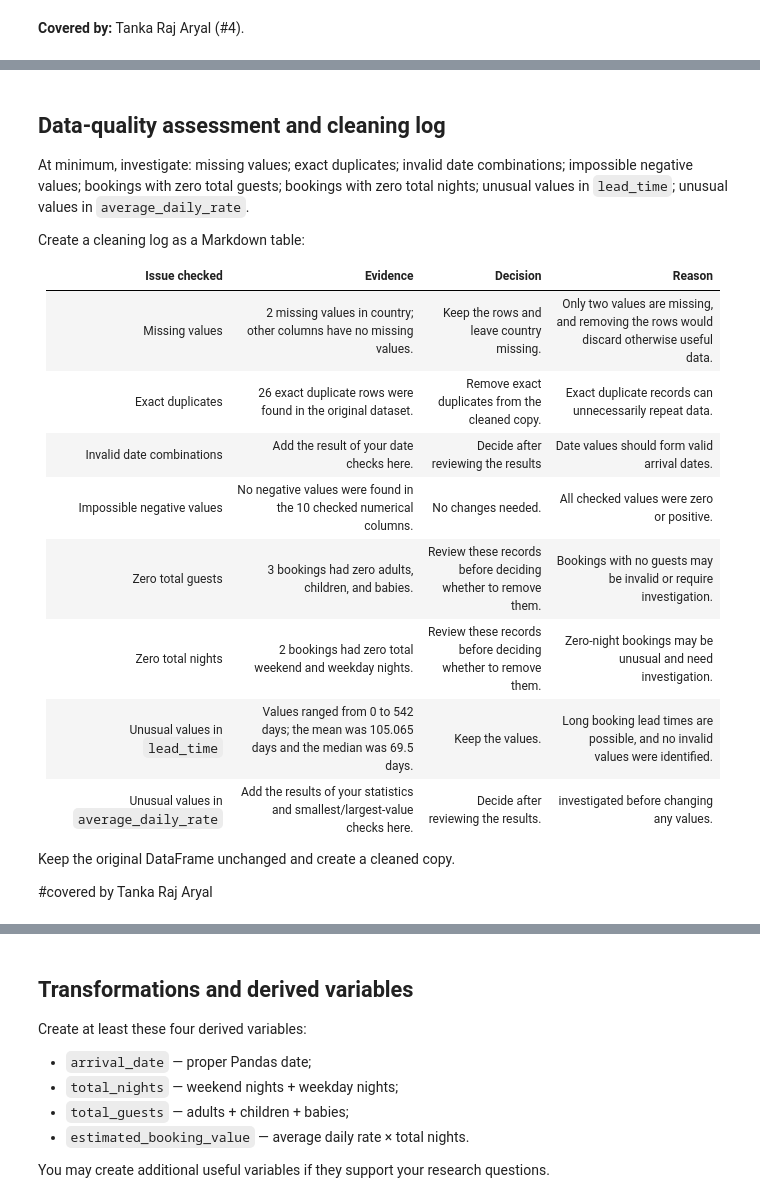
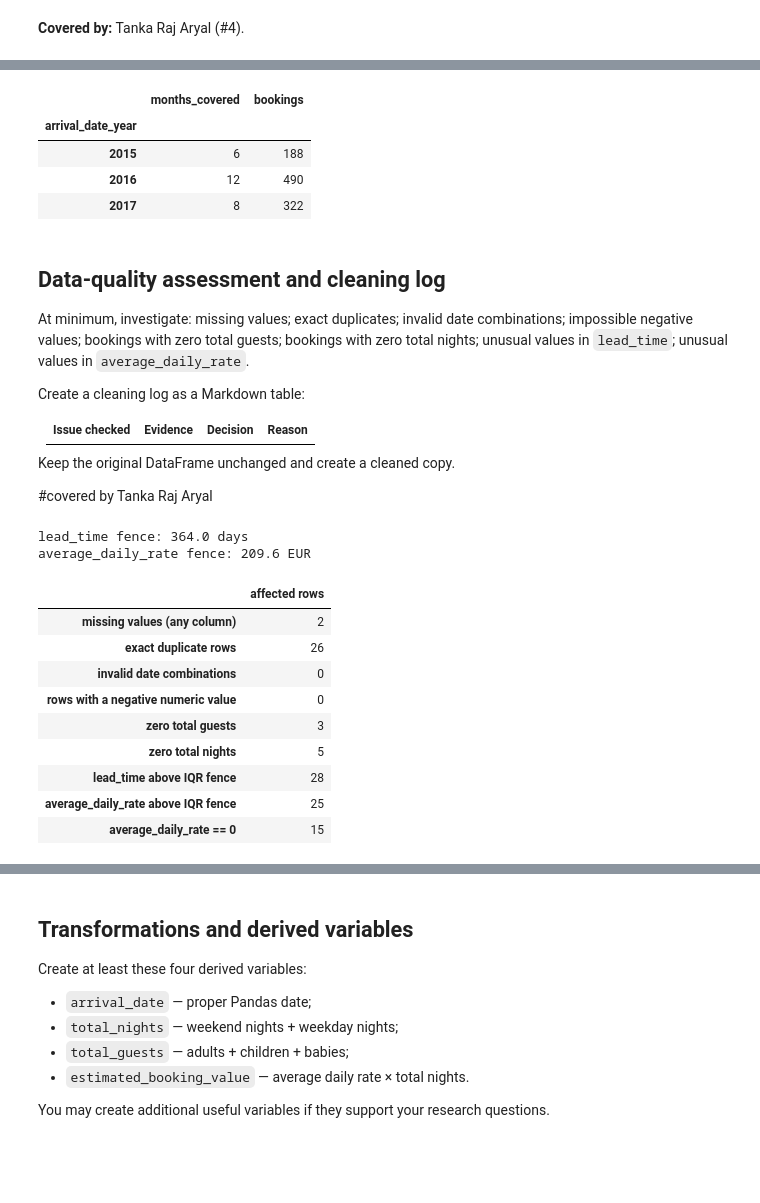
Before and after one commit to Acidburn07/hotel-booking-data-analysis, a Jupyter notebook: notebooks/work/tanka.ipynb, the cells around one changed output, grey strips where cells are left out. Saved outputs shown, nothing was run; the diff lists cells and outputs as text; code cells hidden in the pictures; blank space fills up the shorter version.

```diff
--- a/notebooks/work/tanka.ipynb
+++ b/notebooks/work/tanka.ipynb
@@ -234,3 +166,19 @@ Name: average_daily_rate, dtype: float64
+# %%
+# Which months does each year cover? (important for the time analysis later)
+year_coverage = (
+    hotel_raw.groupby("arrival_date_year")
+    .agg(
+        months_covered=("arrival_date_month", "nunique"),
+        bookings=("hotel", "count"),
+    )
+)
+year_coverage
+# %% [output]
+|  | months_covered | bookings |
+| arrival_date_year |  |  |
+| 2015 | 6 | 188 |
+| 2016 | 12 | 490 |
+| 2017 | 8 | 322 |
 # %% [markdown]
 ## Data-quality assessment and cleaning log
 
@@ -241,16 +189,52 @@ Create a cleaning log as a Markdown table:
 
 | Issue checked | Evidence | Decision | Reason |
 |---|---|---|---|
-|Missing values |2 missing values in country; other columns have no missing values. |Keep the rows and leave country missing. |Only two values are missing, and removing the rows would discard otherwise useful data. |
-|Exact duplicates   |26 exact duplicate rows were found in the original dataset.   |Remove exact duplicates from the cleaned copy.   |Exact duplicate records can unnecessarily repeat data.   |
-|Invalid date combinations   |Add the result of your date checks here.   |Decide after reviewing the results   |Date values should form valid arrival dates.   |
-|Impossible negative values   |No negative values were found in the 10 checked numerical columns.   |No changes needed.   |All checked values were zero or positive.   |
-|Zero total guests   |3 bookings had zero adults, children, and babies.   |Review these records before deciding whether to remove them.   |Bookings with no guests may be invalid or require investigation.   |
-|Zero total nights   |2 bookings had zero total weekend and weekday nights.   |Review these records before deciding whether to remove them.   |Zero-night bookings may be unusual and need investigation.   |
-|Unusual values in `lead_time`   |Values ranged from 0 to 542 days; the mean was 105.065 days and the median was 69.5 days.   |Keep the values.   |Long booking lead times are possible, and no invalid values were identified.   |
-|Unusual values in `average_daily_rate`   |Add the results of your statistics and smallest/largest-value checks here.   |Decide after reviewing the results.   |investigated before changing any values.   |
+
 
 
 Keep the original DataFrame unchanged and create a cleaned copy.
 
 #covered by Tanka Raj Aryal
+# %%
+# Helper columns used only for the checks
+check = hotel_raw.copy()
+check["nights_tmp"] = check["stays_in_weekend_nights"] + check["stays_in_week_nights"]
+check["guests_tmp"] = check["adults"] + check["children"] + check["babies"]
+check["date_tmp"] = pd.to_datetime(
+    check["arrival_date_year"].astype(str) + "-" + check["arrival_date_month"] + "-"
+    + check["arrival_date_day_of_month"].astype(str),
+    format="%Y-%B-%d", errors="coerce")
+
+def iqr_upper_fence(series):
+    """Return the 1.5*IQR upper fence used to flag unusually large values."""
+    q1, q3 = series.quantile([0.25, 0.75])
+    return q3 + 1.5 * (q3 - q1)
+
+numeric_cols = hotel_raw.select_dtypes("number").columns
+checks = {
+    "missing values (any column)": hotel_raw.isna().any(axis=1).sum(),
+    "exact duplicate rows": hotel_raw.duplicated().sum(),
+    "invalid date combinations": check["date_tmp"].isna().sum(),
+    "rows with a negative numeric value": (hotel_raw[numeric_cols] < 0).any(axis=1).sum(),
+    "zero total guests": (check["guests_tmp"] == 0).sum(),
+    "zero total nights": (check["nights_tmp"] == 0).sum(),
+    "lead_time above IQR fence": (hotel_raw["lead_time"] > iqr_upper_fence(hotel_raw["lead_time"])).sum(),
+    "average_daily_rate above IQR fence": (hotel_raw["average_daily_rate"] > iqr_upper_fence(hotel_raw["average_daily_rate"])).sum(),
+    "average_daily_rate == 0": (hotel_raw["average_daily_rate"] == 0).sum(),
+}
+print("lead_time fence:", round(iqr_upper_fence(hotel_raw["lead_time"]), 1), "days")
+print("average_daily_rate fence:", round(iqr_upper_fence(hotel_raw["average_daily_rate"]), 1), "EUR")
+pd.Series(checks, name="affected rows").to_frame()
+# %% [output]
+lead_time fence: 364.0 days
+average_daily_rate fence: 209.6 EUR
+|  | affected rows |
+| missing values (any column) | 2 |
+| exact duplicate rows | 26 |
+| invalid date combinations | 0 |
+| rows with a negative numeric value | 0 |
+| zero total guests | 3 |
+| zero total nights | 5 |
+| lead_time above IQR fence | 28 |
+| average_daily_rate above IQR fence | 25 |
+| average_daily_rate == 0 | 15 |
```
Also changed, not shown: parts of 31 cells of this notebook.
